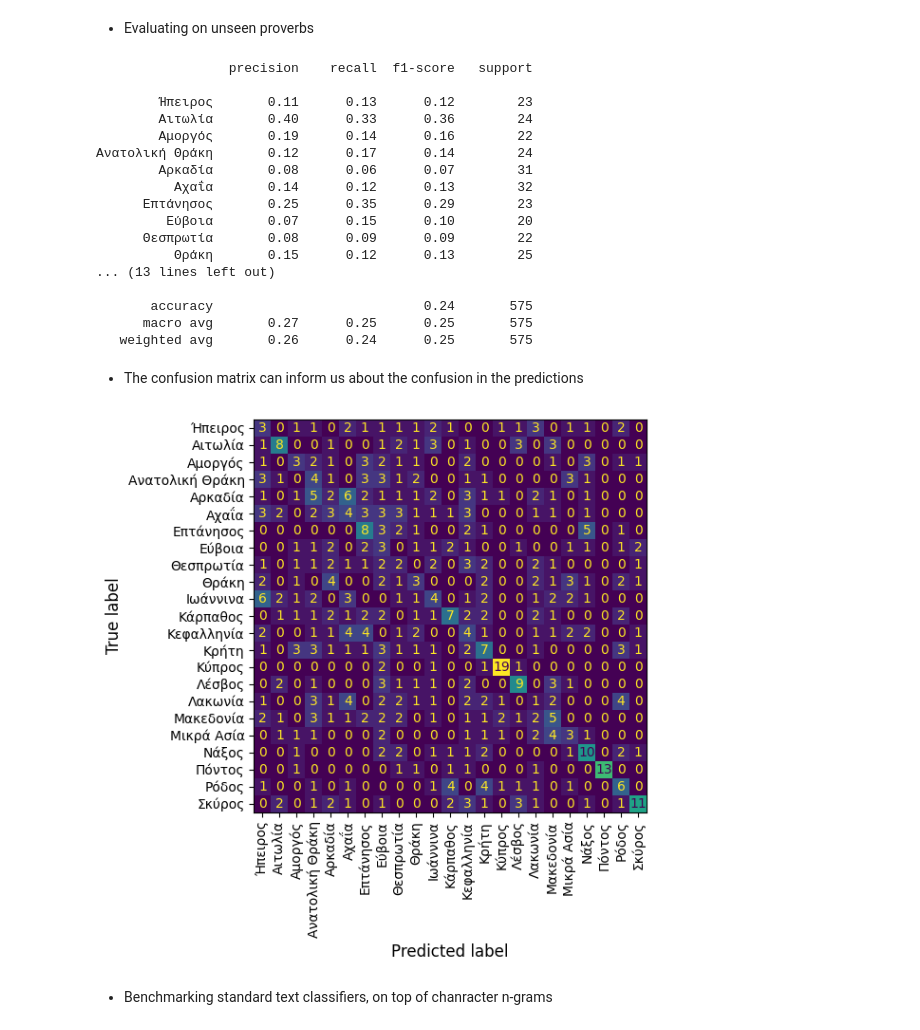
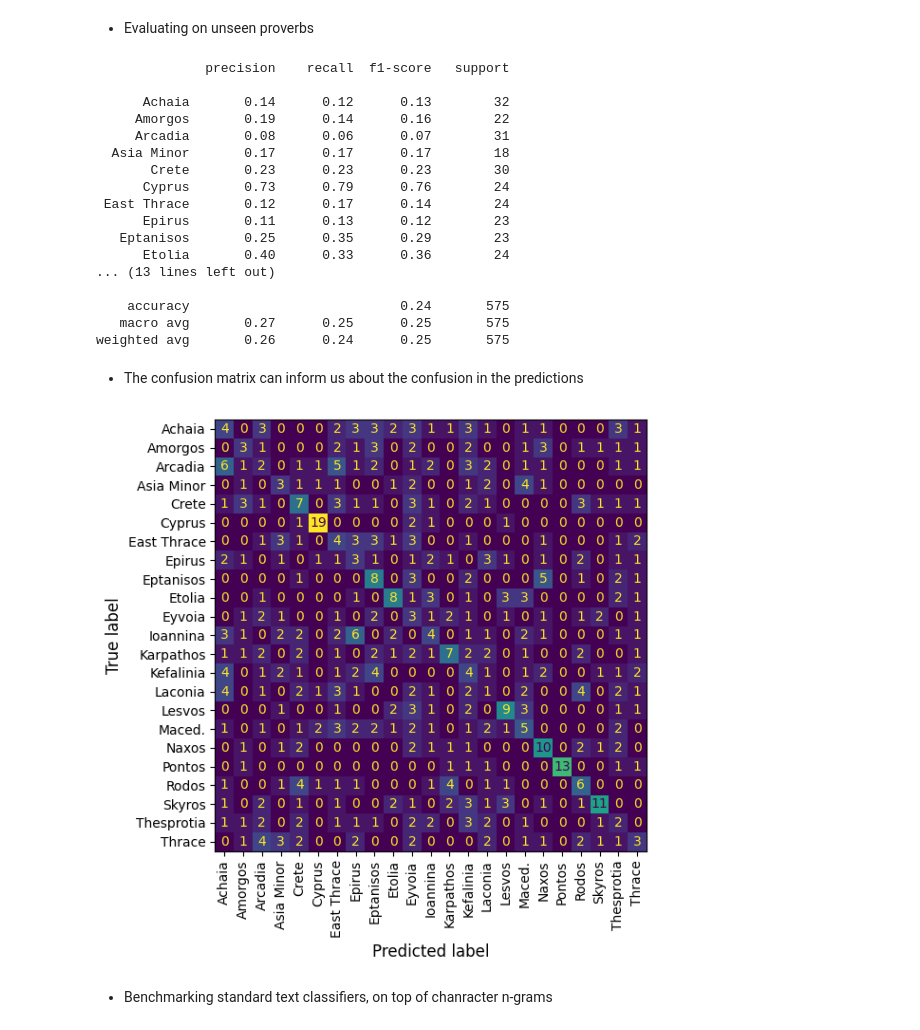
Before and after one commit to ipavlopoulos/greek-proverb-atlas, a Jupyter notebook: geolocation.ipynb, the cells around one changed output. Cells and saved outputs as stored; diff of their text form; code cells hidden in the pictures.

```diff
--- a/geolocation.ipynb
+++ b/geolocation.ipynb
@@ -33,10 +33,15 @@ from lm.markov.models import LM
 * Training one language model per area, by sampling proverbs of that area
 # %%
 # building the local language models
+loc_name = {'Ρούμελη':'Roumeli', 'Κοζάνη':'Kozani', 'Κως':'Kos', 'Αδριανούπολη':'Adrian.', 'Νάουσα':'Naousa', 'Σέρρες':'Serres', 'Σίφνος': 'Sifnos', 'Ήπειρος':'Epirus', 'Αιτωλία':'Etolia', 'Αμοργός':'Amorgos', 'Ανατολική Θράκη': 'East Thrace',
+            'Αρκαδία':'Arcadia', 'Αχαΐα':'Achaia', 'Επτάνησος':'Eptanisos', 'Εύβοια':'Eyvoia', 'Θεσπρωτία':'Thesprotia',
+             'Θράκη': 'Thrace', 'Ιωάννινα':'Ioannina', 'Κάρπαθος':'Karpathos', 'Κεφαλληνία':'Kefalinia', 'Κρήτη':'Crete',
+            'Κύπρος':'Cyprus', 'Λέσβος':'Lesvos', 'Λακωνία':'Laconia', 'Μακεδονία':'Maced.', 'Μικρά Ασία':'Asia Minor',
+            'Νάξος':'Naxos', 'Πόντος':'Pontos', 'Ρόδος':'Rodos', 'Σκύρος':'Skyros'}
 models = {}
 for area in train.area.unique():
     texts = train[train.area==area].text.values
-    models[area] = LM(gram="CHAR").train(" \n ".join(texts))
+    models[loc_name[area]] = LM(gram="CHAR").train(" \n ".join(texts))
 # %%
 def ling_dist(proverb, models=models):
     '''
@@ -107,33 +112,34 @@ ax.figure.tight_layout(); ax.figure.savefig("heatmap.pdf", format="PDF", dpi=300
 * Evaluating on unseen proverbs
 # %%
 predictions = test.text.apply(lambda x: ling_dist(x, models=models)[0])
-print(classification_report(test.area.values, predictions, zero_division=0))
+gold = test.area.apply(lambda x: loc_name[x]).values
+print(classification_report(gold, predictions, zero_division=0))
 # %% [output]
-                 precision    recall  f1-score   support
+              precision    recall  f1-score   support
 
-        Ήπειρος       0.11      0.13      0.12        23
-        Αιτωλία       0.40      0.33      0.36        24
-        Αμοργός       0.19      0.14      0.16        22
-Ανατολική Θράκη       0.12      0.17      0.14        24
-        Αρκαδία       0.08      0.06      0.07        31
-          Αχαΐα       0.14      0.12      0.13        32
-      Επτάνησος       0.25      0.35      0.29        23
-         Εύβοια       0.07      0.15      0.10        20
-      Θεσπρωτία       0.08      0.09      0.09        22
-          Θράκη       0.15      0.12      0.13        25
+      Achaia       0.14      0.12      0.13        32
+     Amorgos       0.19      0.14      0.16        22
+     Arcadia       0.08      0.06      0.07        31
+  Asia Minor       0.17      0.17      0.17        18
+       Crete       0.23      0.23      0.23        30
+      Cyprus       0.73      0.79      0.76        24
+ East Thrace       0.12      0.17      0.14        24
+      Epirus       0.11      0.13      0.12        23
+   Eptanisos       0.25      0.35      0.29        23
+      Etolia       0.40      0.33      0.36        24
 ... (13 lines left out)
 
-       accuracy                           0.24       575
-      macro avg       0.27      0.25      0.25       575
-   weighted avg       0.26      0.24      0.25       575
+    accuracy                           0.24       575
+   macro avg       0.27      0.25      0.25       575
+weighted avg       0.26      0.24      0.25       575
 # %% [markdown]
 * The confusion matrix can inform us about the confusion in the predictions
 # %%
 plt.rcParams["figure.figsize"] = (6,6); plt.rcParams["axes.labelsize"] = 12;
-cm = ConfusionMatrixDisplay.from_predictions(test.area.values, predictions, xticks_rotation='vertical', colorbar=False);
+cm = ConfusionMatrixDisplay.from_predictions(gold, predictions, xticks_rotation='vertical', colorbar=False);
 cm.figure_.tight_layout(); cm.figure_.savefig('authorship_confusion.pdf', format="PDF", dpi=300)
 # %% [output]
-[figure, old version]
+[figure, new version]
 # %% [markdown]
 * Benchmarking standard text classifiers, on top of chanracter n-grams
 # %%
```
Also changed, not shown: parts of 2 cells of this notebook.
